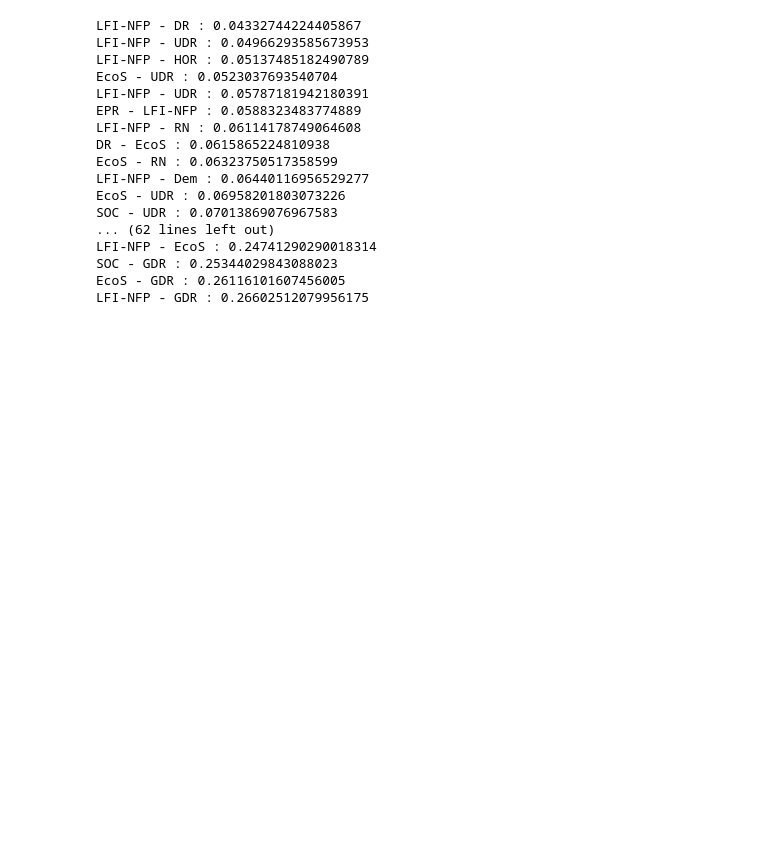
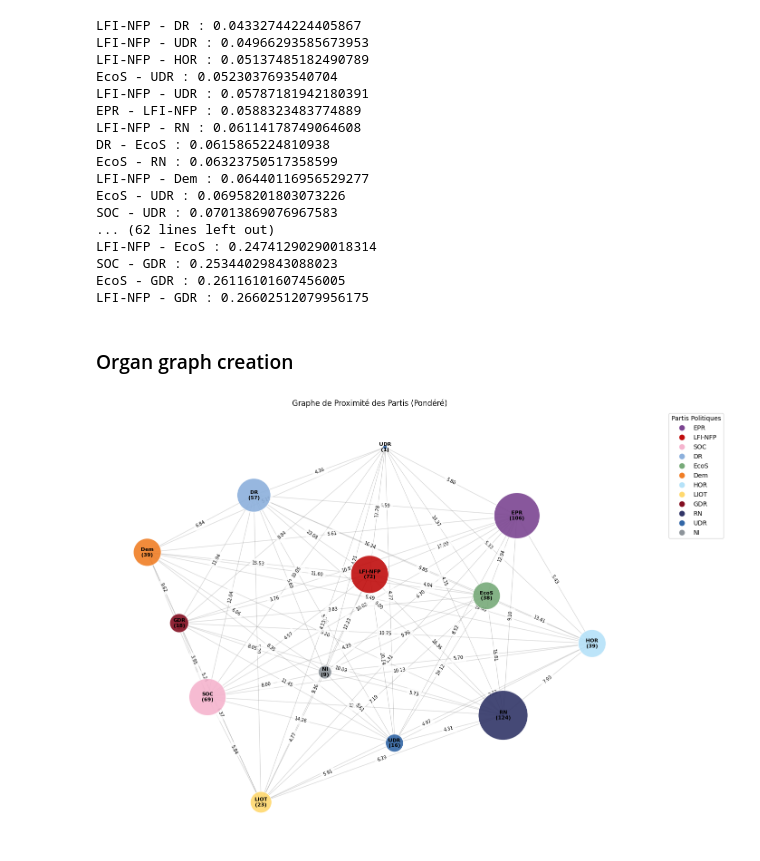
Before and after one commit to PierreHollebeque/02805_SocialGraph_Project, a Jupyter notebook: graph_construction_weights.ipynb, the cells around one changed output. Cells and saved outputs as stored; diff of their text form; code cells hidden in the pictures; blank space fills up the shorter version.

```diff
--- a/graph_construction_weights.ipynb
+++ b/graph_construction_weights.ipynb
@@ -420,6 +410,8 @@ LFI-NFP - EcoS : 0.24741290290018314
 SOC - GDR : 0.25344029843088023
 EcoS - GDR : 0.26116101607456005
 LFI-NFP - GDR : 0.26602512079956175
+# %% [markdown]
+### Organ graph creation
 # %%
 G_partis = nx.Graph()
 
@@ -447,4 +433,67 @@ for (p1, p2), dist in proximites_partis.items():
     safe_dist = dist if dist > 0.01 else 0.01
     weight_val = 1.0 / safe_dist
     G_partis.add_edge(p1, p2, distance=dist, weight=weight_val)
+# %%
+node_colors = []
+party_colors_legend = {}
+
+for parti_id in G_partis.nodes():
+    color = '#cccccc'
+
+    members = partis_members.get(parti_id, [])
+
+    if members:
+        premier_membre_id = members[0]
+        if premier_membre_id in deputies:
+            color = deputies[premier_membre_id].get('organ', {}).get('color', '#cccccc')
+
+    node_colors.append(color)
+
+    nom_parti = G_partis.nodes[parti_id]['label_name']
+    party_colors_legend[color] = nom_parti
+
+
+plt.figure(figsize=(14, 10))
+
+pos = nx.spring_layout(G_partis, weight='weight', k=0.6, seed=42)
+
+
+node_sizes = [G_partis.nodes[n]['count'] * 50 for n in G_partis.nodes()]
+nx.draw_networkx_nodes(G_partis, pos,
+                       node_size=node_sizes,
+                       node_color=node_colors,
+                       alpha=0.9,
+                       edgecolors='white')
+
+nx.draw_networkx_labels(G_partis, pos, labels=labels_dict, font_size=8, font_weight='bold')
+
+nx.draw_networkx_edges(G_partis, pos, width=1, alpha=0.3, edge_color='gray')
+
+edge_weights_labels = nx.get_edge_attributes(G_partis, 'weight')
+formatted_weights = {k: f"{v:.2f}" for k, v in edge_weights_labels.items()}
+
+nx.draw_networkx_edge_labels(G_partis, pos,
+                             edge_labels=formatted_weights,
+                             font_color='black',
+                             font_size=7,
+                             bbox=dict(facecolor='white', edgecolor='none', alpha=0.7))
+
+
+legend_handles = [
+    mlines.Line2D([0], [0], marker='o', color='w', label=name,
+                  markerfacecolor=color, markersize=10)
+    for color, name in party_colors_legend.items()
+]
+
+plt.legend(handles=legend_handles,
+           title="Partis Politiques",
+           bbox_to_anchor=(1.05, 1),
+           loc='upper left')
+
+plt.title("Graphe de Proximité des Partis (Pondéré)")
+plt.axis('off')
+plt.tight_layout()
+plt.show()
+# %% [output]
+[figure, added]
 # %%
```
Also changed, not shown: parts of 20 cells of this notebook.
